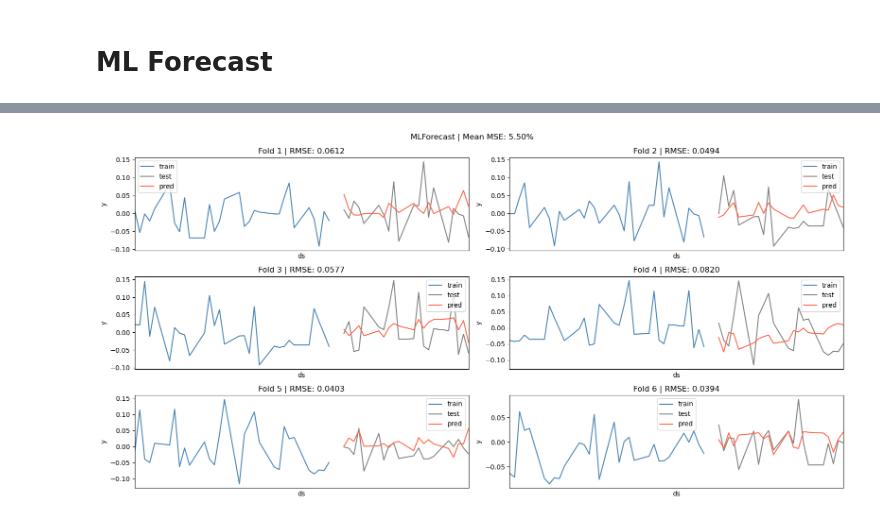
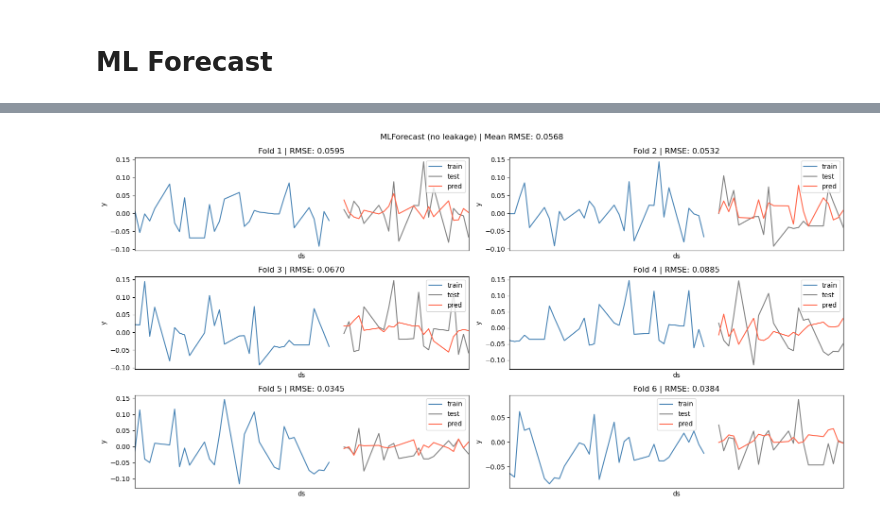
Before and after one commit to amuelrath/vix, a Jupyter notebook: analyses/arima.ipynb, the cells around one changed output, grey strips where cells are left out. Saved outputs shown, nothing was run; the diff lists cells and outputs as text; code cells hidden in the pictures.

Commit message:
fix data leakage issues

```diff
--- a/analyses/arima.ipynb
+++ b/analyses/arima.ipynb
@@ -208,72 +216,73 @@ df_log_return.head()
 # %%
-n_splits = 6
-test_size = 20 # next 20 trading days
-tscv = TimeSeriesSplit(n_splits=n_splits, test_size=test_size)
+exog_cols = ["GPRD_THREAT", "GPRD_ACT", "GPRD", "final_score"]
+for col in exog_cols:
+    df_log_return[col] = df_log_return.groupby("unique_id")[col].shift(1)
+
+df_log_return = df_log_return.dropna().reset_index(drop=True)
 # %%
+n_splits = 6
+test_size = 20
+tscv = TimeSeriesSplit(n_splits=n_splits, test_size=test_size)
+
 scores = []
-
 fig, axes = plt.subplots(figsize=(16, 8), nrows=3, ncols=2)
 axes = axes.flatten()
 
 for fold, (train_idx, test_idx) in enumerate(tscv.split(df_log_return)):
-    # Split data
     train_df = df_log_return.iloc[train_idx].copy()
     test_df = df_log_return.iloc[test_idx].copy()
 
-    # Initialize and fit MLForecast
+    # MLForecast computes lag transforms internally from training data
+    # only — no leakage by design. We just need to match the SARIMA
+    # rolling windows: 21, 42, 365.
     fcst = MLForecast(
         models=[LGBMRegressor(random_state=42)],
         freq="B",
-        lags=[5 * (i+1) for i in range(8)],
-        lag_transforms = {
-            1:  [ExpandingMean()],
-            5:  [RollingMean(5), RollingMean(10), RollingMean(20), RollingStd(5), RollingStd(10), RollingStd(20)],
-            15: [RollingMean(5), RollingMean(10), RollingMean(20), RollingStd(5), RollingStd(10), RollingStd(20)],
-            20: [RollingMean(5), RollingMean(10), RollingMean(20), RollingStd(5), RollingStd(10), RollingStd(20)],
-        }
+        lags=[1, 5, 10, 15, 20, 25, 30, 35, 40],
+        lag_transforms={
+            1: [
+                ExpandingMean(),
+                RollingMean(21),   # ≈ 3w rolling mean
+                RollingMean(42),   # ≈ 6w rolling mean
+                RollingStd(21),    # ≈ 3w rolling std
+                RollingStd(42),    # ≈ 6w rolling std
+            ],
+        },
     )
 
     fcst.fit(train_df, static_features=[])
 
-    # Get predictions
     h = len(test_idx)
-
-    # Include unique_id and ds along with exogenous features
-    X_test = test_df[['unique_id', 'ds', 'final_score', 'GPRD', 'GPRD_ACT', 'GPRD_THREAT']]
+    X_test = test_df[["unique_id", "ds"] + exog_cols]
     y_preds = fcst.predict(h=h, X_df=X_test)
 
-    # Extract actual predictions (MLForecast returns a dataframe)
-    y_pred_values = y_preds['LGBMRegressor'].values
-    y_test_values = test_df['y'].values
-    y_train_values = train_df['y'].values
+    y_pred_values = y_preds["LGBMRegressor"].values
+    y_test_values = test_df["y"].values
 
-    # Plotting
+    # ── Plot ────────────────────────────────────────────────────────
     ax = axes[fold]
+    train_show_idx = train_idx[-30:]
 
-    # Show last 30 points of training data
-    train_show_idx = train_idx[-30:]
-    sns.lineplot(x=df_log_return['ds'].iloc[train_show_idx],
-                 y=df_log_return['y'].iloc[train_show_idx],
-                 label='train', color='steelblue', ax=ax)
+    sns.lineplot(x=df_log_return["ds"].iloc[train_show_idx],
+                 y=df_log_return["y"].iloc[train_show_idx],
+                 label="train", color="steelblue", ax=ax)
+    sns.lineplot(x=df_log_return["ds"].iloc[test_idx],
+                 y=y_test_values,
+                 label="test", color="grey", ax=ax)
+    sns.lineplot(x=df_log_return["ds"].iloc[test_idx],
+                 y=y_pred_values,
+                 label="pred", color="tomato", ax=ax)
 
-    sns.lineplot(x=df_log_return['ds'].iloc[test_idx],
-                 y=y_test_values,
-                 label='test', color='grey', ax=ax)
-
-    sns.lineplot(x=df_log_return['ds'].iloc[test_idx],
-                 y=y_pred_values,
-                 label='pred', color='tomato', ax=ax)
-
-    ax.set_xlim([df_log_return['ds'].iloc[train_show_idx[0]],
-                 df_log_return['ds'].iloc[test_idx[-1]]])
+    ax.set_xlim([df_log_return["ds"].iloc[train_show_idx[0]],
+                 df_log_return["ds"].iloc[test_idx[-1]]])
     ax.set_xticks([])
 
-    mse = np.sqrt(mean_squared_error(y_test_values, y_pred_values))
-    scores.append(mse)
-    ax.set_title(f'Fold {fold + 1} | RMSE: {mse:.4f}')
+    rmse = np.sqrt(mean_squared_error(y_test_values, y_pred_values))
+    scores.append(rmse)
+    ax.set_title(f"Fold {fold + 1} | RMSE: {rmse:.4f}")
     ax.legend()
 
-plt.suptitle(f"MLForecast | Mean MSE: {np.mean(scores):.2%}")
+plt.suptitle(f"MLForecast (no leakage) | Mean RMSE: {np.mean(scores):.4f}")
 plt.tight_layout()
 plt.show()
 # %% [output]
@@ -297 +306 @@ You can set `force_col_wise=true` to remove the overhead.
-[figure, old version]
+[figure, new version]
```
Also changed, not shown: parts of 12 cells of this notebook.
